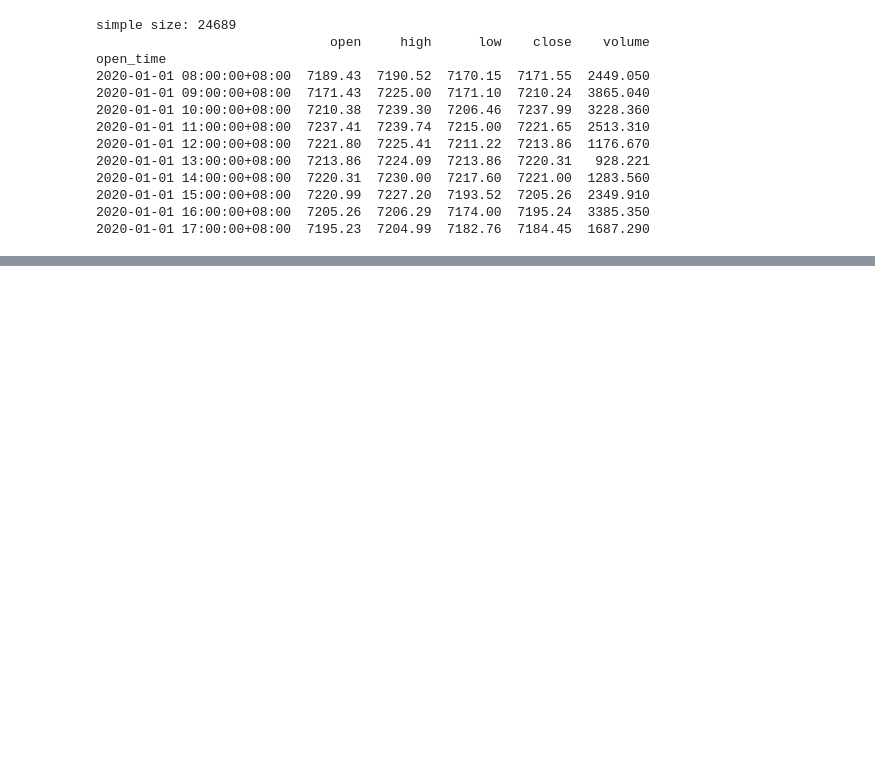
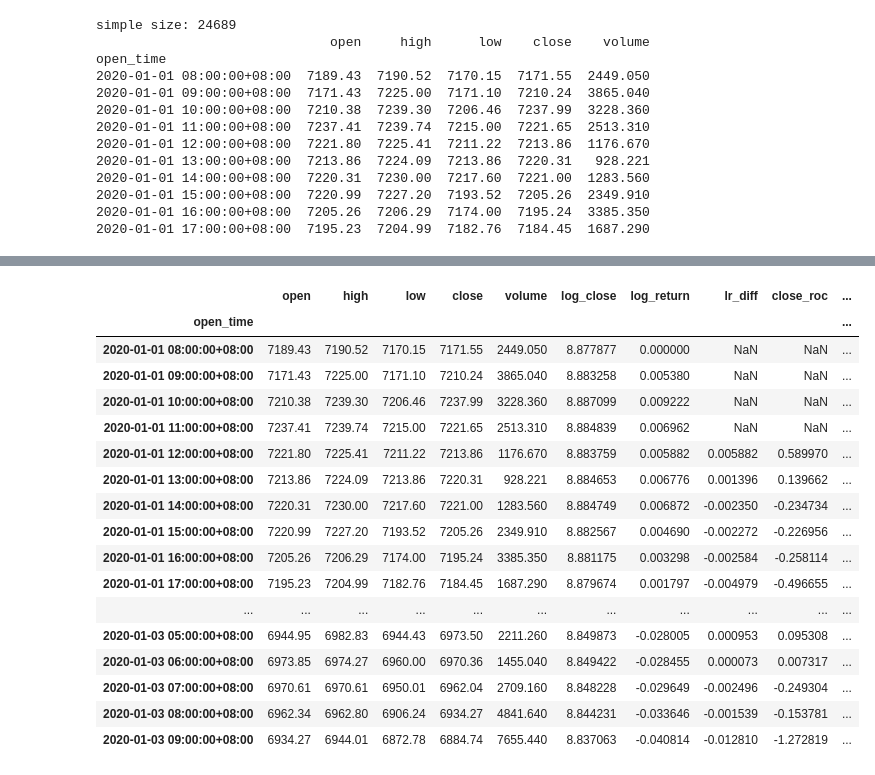
Before and after one commit to Xib1uvXi/resfmlq, a Jupyter notebook: research/r1/mvp.ipynb, the cells around one changed output, grey strips where cells are left out. Cells and saved outputs as stored; diff of their text form; code cells hidden in the pictures; blank space fills up the shorter version.

```diff
--- a/research/r1/mvp.ipynb
+++ b/research/r1/mvp.ipynb
@@ -145,14 +23,0 @@ Name: slop, dtype: float64
-# %%
-def target_value(pnl: float) -> float:
-    free = 0.08/100
-    p = pnl/100
-    return free + p
-
-df.dropna(inplace=True)
-
-df['target'] = df['target_lr_diff_4'].apply(lambda x: 1 if x > 0 else 0)
-df
-
-feature = pd.DataFrame(df["target"], columns=['target'], index=df.index)
-
-feature
@@ -173,0 +24,63 @@ feature
+# %%
+import numpy as np
+import pandas_ta as ta
+
+class TargetBuilder:
+    timeperiod: int
+
+    def __init__(self, timeperiod: int = 1, pnl_pct: float = 0.015, fee_pct: float = 0.08):
+        self.timeperiod = timeperiod
+        self.target_value = fee_pct/100 + pnl_pct/100
+
+    def predo(self, ohlcv: pd.DataFrame) -> pd.DataFrame:
+        ohlcv['log_close'] = np.log(ohlcv['close'])
+        ohlcv['log_return'] = ta.log_return(ohlcv['close'], cumulative=True)
+        ohlcv['lr_diff'] = ohlcv['log_return'].diff(self.timeperiod)
+        ohlcv['close_roc'] = ta.roc(ohlcv['close'], length=self.timeperiod)
+        ohlcv['target_lr_diff'] = ohlcv['log_return'].diff(self.timeperiod).shift(-self.timeperiod)
+        ohlcv['target_close_roc'] = ta.roc(ohlcv['close'], length=self.timeperiod).shift(-self.timeperiod)
+        return ohlcv
+
+    def target(self, ohlcv: pd.DataFrame) -> pd.DataFrame:
+        df = self.predo(ohlcv)
+
+        # FIXME: this is a hack, need to fix the logic
+        df['target'] = df['target_lr_diff'].apply(lambda x: 1 if x > self.target_value else 0)
+        return df
+
+# feature building
+class FeatureBuilder:
+    data: pd.DataFrame
+
+    def __init__(self, raw: pd.DataFrame, target_builder: TargetBuilder = TargetBuilder(timeperiod=4)):
+        self.data = raw
+        self.target_builder = target_builder
+
+    def build_target(self) -> pd.DataFrame:
+        self.data = self.target_builder.target(self.data)
+        return self.data
+
+
+
+df = FeatureBuilder(raw_df).build_target()
+
+df.head(50)
+# %% [output]
+|  | open | high | low | close | volume | log_close | log_return | lr_diff | close_roc | ... |
+| open_time |  |  |  |  |  |  |  |  |  | ... |
+| 2020-01-01 08:00:00+08:00 | 7189.43 | 7190.52 | 7170.15 | 7171.55 | 2449.050 | 8.877877 | 0.000000 | NaN | NaN | ... |
+| 2020-01-01 09:00:00+08:00 | 7171.43 | 7225.00 | 7171.10 | 7210.24 | 3865.040 | 8.883258 | 0.005380 | NaN | NaN | ... |
+| 2020-01-01 10:00:00+08:00 | 7210.38 | 7239.30 | 7206.46 | 7237.99 | 3228.360 | 8.887099 | 0.009222 | NaN | NaN | ... |
+| 2020-01-01 11:00:00+08:00 | 7237.41 | 7239.74 | 7215.00 | 7221.65 | 2513.310 | 8.884839 | 0.006962 | NaN | NaN | ... |
+| 2020-01-01 12:00:00+08:00 | 7221.80 | 7225.41 | 7211.22 | 7213.86 | 1176.670 | 8.883759 | 0.005882 | 0.005882 | 0.589970 | ... |
+| 2020-01-01 13:00:00+08:00 | 7213.86 | 7224.09 | 7213.86 | 7220.31 | 928.221 | 8.884653 | 0.006776 | 0.001396 | 0.139662 | ... |
+| 2020-01-01 14:00:00+08:00 | 7220.31 | 7230.00 | 7217.60 | 7221.00 | 1283.560 | 8.884749 | 0.006872 | -0.002350 | -0.234734 | ... |
+| 2020-01-01 15:00:00+08:00 | 7220.99 | 7227.20 | 7193.52 | 7205.26 | 2349.910 | 8.882567 | 0.004690 | -0.002272 | -0.226956 | ... |
+| 2020-01-01 16:00:00+08:00 | 7205.26 | 7206.29 | 7174.00 | 7195.24 | 3385.350 | 8.881175 | 0.003298 | -0.002584 | -0.258114 | ... |
+| 2020-01-01 17:00:00+08:00 | 7195.23 | 7204.99 | 7182.76 | 7184.45 | 1687.290 | 8.879674 | 0.001797 | -0.004979 | -0.496655 | ... |
+| ... | ... | ... | ... | ... | ... | ... | ... | ... | ... | ... |
+| 2020-01-03 05:00:00+08:00 | 6944.95 | 6982.83 | 6944.43 | 6973.50 | 2211.260 | 8.849873 | -0.028005 | 0.000953 | 0.095308 | ... |
+| 2020-01-03 06:00:00+08:00 | 6973.85 | 6974.27 | 6960.00 | 6970.36 | 1455.040 | 8.849422 | -0.028455 | 0.000073 | 0.007317 | ... |
+| 2020-01-03 07:00:00+08:00 | 6970.61 | 6970.61 | 6950.01 | 6962.04 | 2709.160 | 8.848228 | -0.029649 | -0.002496 | -0.249304 | ... |
+| 2020-01-03 08:00:00+08:00 | 6962.34 | 6962.80 | 6906.24 | 6934.27 | 4841.640 | 8.844231 | -0.033646 | -0.001539 | -0.153781 | ... |
+| 2020-01-03 09:00:00+08:00 | 6934.27 | 6944.01 | 6872.78 | 6884.74 | 7655.440 | 8.837063 | -0.040814 | -0.012810 | -1.272819 | ... |
```
Also changed, not shown: parts of 7 cells of this notebook, 4 other files.
